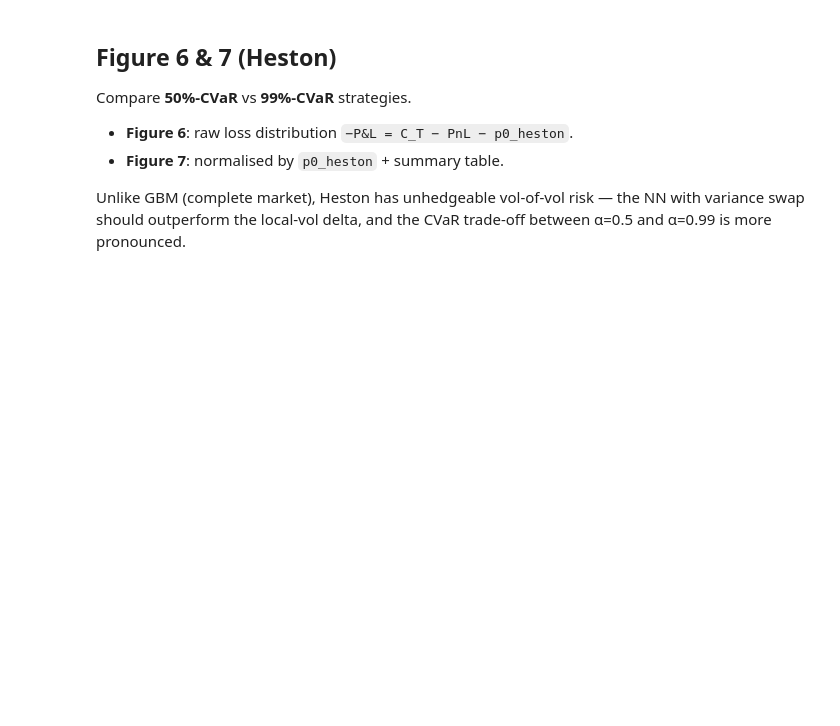
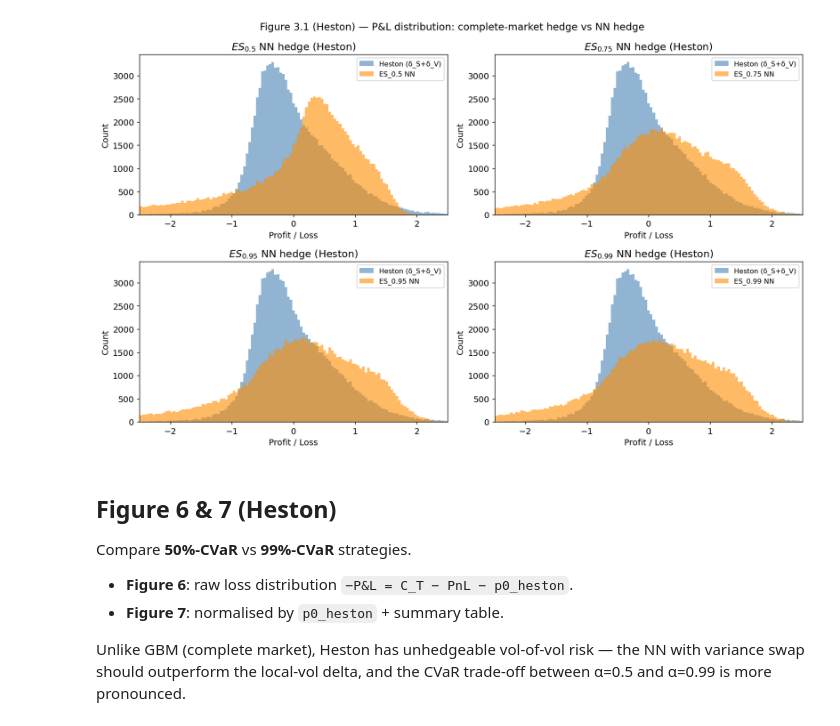
Before and after one commit to roberto-randelli/Deep-Hedging-and-its-Robustness, a Jupyter notebook: notebooks_outputs/buehler_benchmark_heston.ipynb, the cells around one changed output. Cells and saved outputs as stored; diff of their text form; code cells hidden in the pictures; blank space fills up the shorter version.

```diff
--- a/notebooks_outputs/buehler_benchmark_heston.ipynb
+++ b/notebooks_outputs/buehler_benchmark_heston.ipynb
@@ -44,23 +54,13 @@ print('VarPrice: ', VP_test.shape)
 # %%
-def local_vol_delta(S_t, V_t, tau, K):
-    """
-    BS delta using instantaneous variance V_t as the vol proxy.
-    Ignores vol-of-vol risk — used as a simple theoretical baseline.
-    """
-    if tau <= 1e-9:
-        return (S_t > K).float()
-    sigma = torch.clamp(V_t, min=1e-6).sqrt()
-    d1 = (torch.log(S_t / K) + 0.5 * V_t * tau) / (sigma * tau ** 0.5)
-    return torch.distributions.Normal(0, 1).cdf(d1)
-
+# complete_market_hedge is imported from src/hedging/theoretical.py
 
 def compute_pl_heston(holding, S, VarPrice, p0):
     """
-    P&L = p0 + Σ_t (δ_S_t ΔS_t + δ_V_t ΔVarPrice_t) - C_T
-    holding: (M, N, 2) — [δ_S, δ_V] per step
+    P&L = p0 + Σ_t (δ_S_t ΔS_t + δ_V_t ΔVarPrice_t) − C_T
+    holding: (M, N, 2) — [:,:,0] stock, [:,:,1] var-swap
     """
-    dS  = S[:, 1:] - S[:, :-1]          # (M, N)
-    dVP = VarPrice[:, 1:] - VarPrice[:, :-1]  # (M, N)
+    dS  = S[:, 1:] - S[:, :-1]
+    dVP = VarPrice[:, 1:] - VarPrice[:, :-1]
     PnL = (holding[:, :, 0] * dS + holding[:, :, 1] * dVP).sum(dim=1)
     C_T = torch.clamp(S[:, -1] - K, min=0.0)
     return p0 + PnL - C_T
@@ -74,19 +74,21 @@ def pl_stats(pl, label):
           + "  ".join(f"VaR{int(v*100)}={q:.4f}" for v, q in zip(var_levels, quantiles)))
     return pl.mean(), quantiles
 # %%
-# ---- Local-vol delta hedge (theoretical baseline) ----
-# Uses BS delta with sigma = sqrt(V_t) on the stock only; no variance-swap leg.
-# p0 = MC Heston call price estimated from test paths.
+# ---- Complete-market hedge (theoretical baseline) ----
+# δ_S = N(d1) with σ = sqrt(V_t)       [stock leg]
+# δ_V = (∂C/∂V) / (∂VarSwap/∂V_t)      [var-swap leg — completes the market]
+# Both legs match the two-instrument setup used in the Prequel's NN training.
 
 theory_holding = torch.zeros(S_test.shape[0], N, 2)
 for t in range(N):
     tau = T - t * dt
-    theory_holding[:, t, 0] = local_vol_delta(S_test[:, t], V_test[:, t], tau, K)
-    # theory_holding[:, t, 1] = 0  (no var-swap hedge)
+    d_S, d_V = complete_market_hedge(S_test[:, t], V_test[:, t], tau, K, kappa)
+    theory_holding[:, t, 0] = d_S
+    theory_holding[:, t, 1] = d_V
 
 # MC Heston price (risk-neutral expectation of C_T)
 p0_heston = float(torch.clamp(S_test[:, -1] - K, min=0.0).mean())
 print(f'MC Heston call price: {p0_heston:.4f}')
 
 pl_theory = compute_pl_heston(theory_holding, S_test, VP_test, p0_heston)
-mean_theory, q_theory = pl_stats(pl_theory, 'Local-vol delta')
+mean_theory, q_theory = pl_stats(pl_theory, 'Heston (δ_S+δ_V)')
@@ -93,6 +98,8 @@ mean_theory, q_theory = pl_stats(pl_theory, 'Local-vol delta')
 # %%
 # ---- NN hedges for each α ----
 # P&L uses the MC Heston price as premium for fair comparison across models.
+# VP_test_scaled must be used here because the networks were trained with
+# VarPrice scaled by vp_scale; the resulting P&L is still in dollar terms.
 nn_pls = {}
 
 for alpha in ALPHAS:
@@ -110,7 +117,7 @@ for alpha in ALPHAS:
         ], dim=-1)                      # (M, N, 2)
         holding = network(x)            # (M, N, 2)
 
-    pl = compute_pl_heston(holding, S_test, VP_test, p0_heston)
+    pl = compute_pl_heston(holding, S_test, VP_test_scaled, p0_heston)
     nn_pls[alpha] = pl
     pl_stats(pl, f'ES_{alpha} NN')
 # %%
@@ -131,27 +146,29 @@ for alpha in ALPHAS:
 # %%
 # ---- Figure 3.1 (Heston) ----
 fig, axes = plt.subplots(2, 2, figsize=(13, 8))
 
 for ax, alpha in zip(axes.flat, ALPHAS):
     pl_nn   = nn_pls[alpha].numpy()
     pl_base = pl_theory.numpy()
     xlim = (-2.5, 2.5)
     bins = np.linspace(*xlim, 120)
 
     ax.hist(pl_base, bins=bins, alpha=0.6, color='steelblue',
-            label='Local-vol delta', density=False)
+            label='Heston (δ_S+δ_V)', density=False)
     ax.hist(pl_nn,   bins=bins, alpha=0.6, color='darkorange',
             label=f'ES_{alpha} NN', density=False)
     ax.set_xlim(xlim)
     ax.set_xlabel('Profit / Loss')
     ax.set_ylabel('Count')
     ax.set_title(f'$ES_{{{alpha}}}$ NN hedge (Heston)')
     ax.legend(fontsize=9)
 
-fig.suptitle('Figure 3.1 (Heston) — P&L distribution: local-vol delta vs NN hedge', fontsize=13)
+fig.suptitle('Figure 3.1 (Heston) — P&L distribution: complete-market hedge vs NN hedge', fontsize=13)
 plt.tight_layout()
 plt.savefig(RESULTS_DIR / 'heston_figure31.png', bbox_inches='tight')
 plt.show()
+# %% [output]
+[figure, added]
 # %% [markdown]
 ## Figure 6 & 7 (Heston)
 Compare **50%-CVaR** vs **99%-CVaR** strategies.
```
Also changed, not shown: parts of 7 cells of this notebook, 15 other files.
